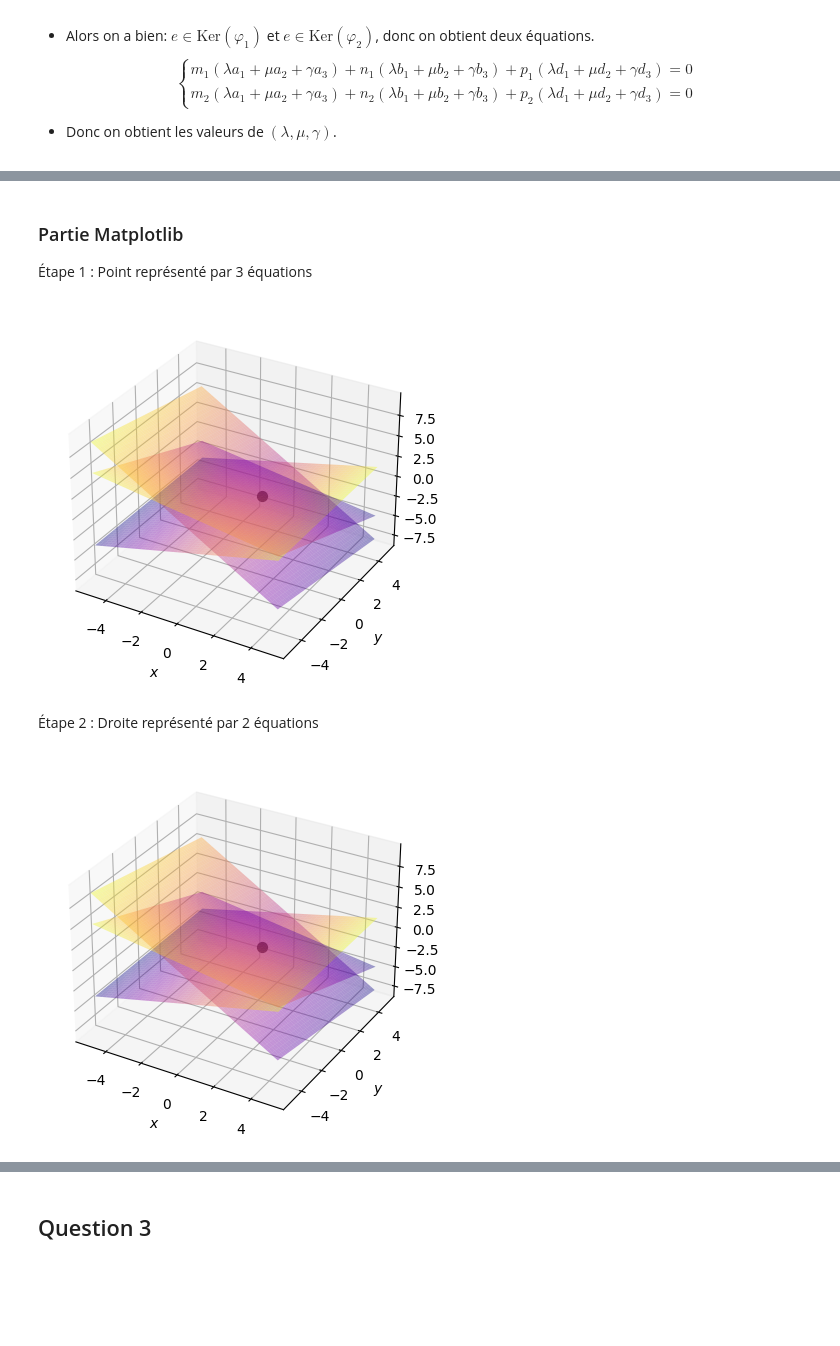
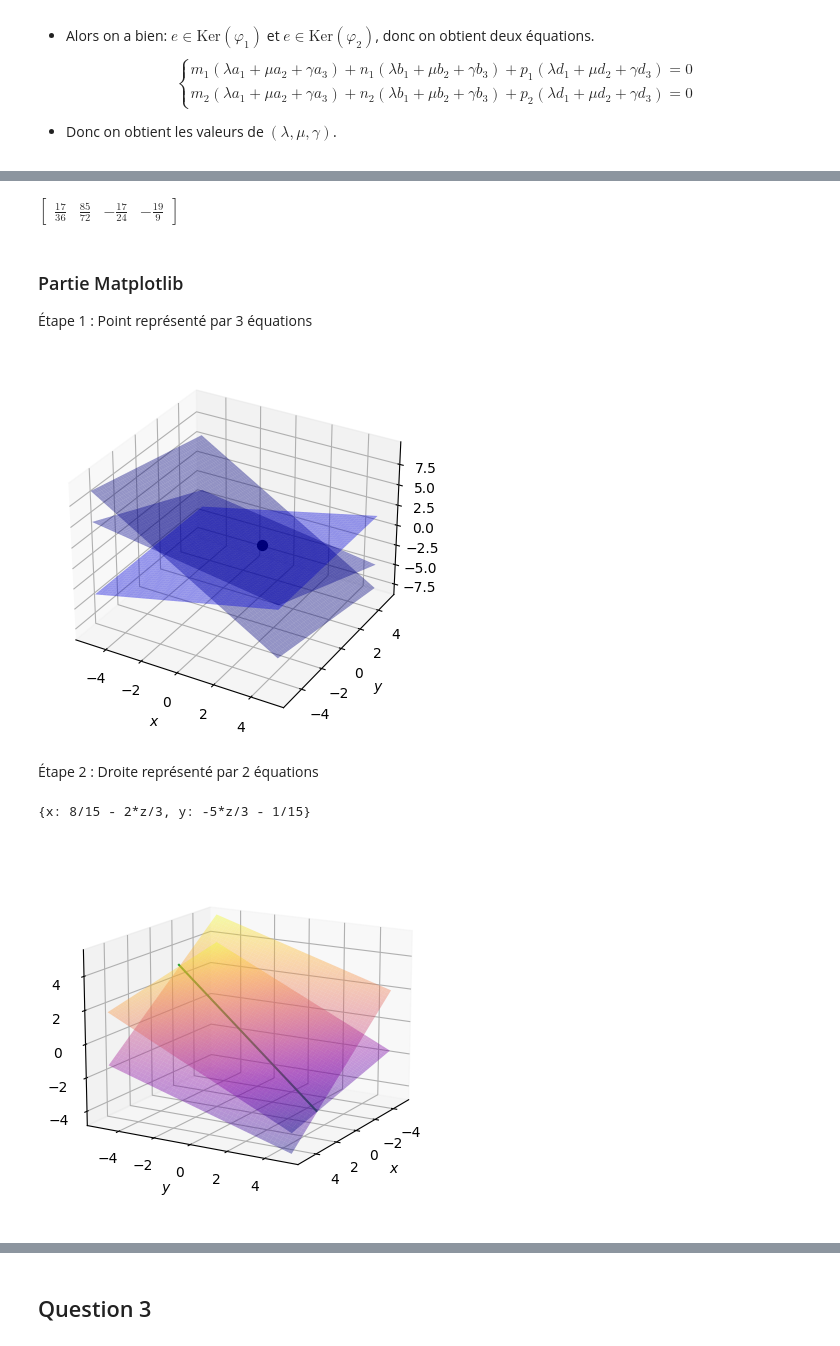
Before and after one commit to Languisher/Projects-2023, a Jupyter notebook: Projet_AL/Projet_Final.ipynb, the cells around one changed output, grey strips where cells are left out. Saved outputs shown, nothing was run; the diff lists cells and outputs as text; code cells hidden in the pictures; blank space fills up the shorter version.

```diff
--- a/Projet_AL/Projet_Final.ipynb
+++ b/Projet_AL/Projet_Final.ipynb
@@ -407,3 +400,10 @@ $\displaystyle \left[\begin{matrix}\frac{17}{36} & \frac{85}{72} & - \frac{17}{2
+# %%
+point_intersection = Point((1, 2, 3, 1), (4, 1, 3, 2), (1, 0, -2, 2))
+droite_reference = Droite((2, 1, 3, 1), (3,9,17,1))
+b = perpendiculaire(point_intersection, droite_reference)
+b
+# %% [output]
+$\displaystyle \left[\begin{matrix}\frac{17}{36} & \frac{85}{72} & - \frac{17}{24} & - \frac{19}{9}\end{matrix}\right]$
 # %% [markdown]
 ### Partie Matplotlib
 Étape 1 : Point représenté par 3 équations
@@ -424,7 +424,7 @@ for i in range(3):
                                point_intersection.params[i][0] * X - \
                                point_intersection.params[i][1] * Y) / point_intersection.params[i][2]
 
-    ax.plot_surface(X, Y, point_intersection_Z[i], cmap="plasma", alpha=0.4)
+    ax.plot_surface(X, Y, point_intersection_Z[i], color="blue", alpha=0.4)
 
 # Le ligne 20 est SEULEMENT POUR DÉMONSTRATION, MAIS PAS DANS LA PARTIE D'ILLUSTRATION !
 point_commun = sp.solve((point_intersection.eqs[0], point_intersection.eqs[1], point_intersection.eqs[2]), (x, y, z))
@@ -437,37 +437,48 @@ ax.set_zlabel("$z$")
 plt.savefig("./b1.pdf")
 plt.show()
 # %% [output]
-[figure, old version]
+[figure, new version]
 # %% [markdown]
 Étape 2 : Droite représenté par 2 équations
+# %%
+## ---Seulement pour plot et illustration--- ##
+sp.solve((droite_reference.eqs[0], droite_reference.eqs[1]), (x, y, z))
+# %% [output]
+{x: 8/15 - 2*z/3, y: -5*z/3 - 1/15}
 # %%
 # Planes
 ax = plt.axes(projection="3d")
 
 x_data = np.arange(-5, 5, 0.01)
 y_data = np.arange(-5, 5, 0.01)
 
 X, Y = np.meshgrid(x_data, y_data)
 
-point_intersection_Z = [0, 0, 0]
+droite_reference_Z = [0, 0]
 
 # ---Explication : Ici, on utilise le nom "point_intersection" comme celui dans l'exemple précédent--- #
-for i in range(3):
-    point_intersection_Z[i] = (point_intersection.params[i][3] - \
-                               point_intersection.params[i][0] * X - \
-                               point_intersection.params[i][1] * Y) / point_intersection.params[i][2]
+for i in range(2):
+    droite_reference_Z[i] =   (droite_reference.params[i][3] - \
+                               droite_reference.params[i][0] * X - \
+                               droite_reference.params[i][1] * Y) / droite_reference.params[i][2]
 
-    ax.plot_surface(X, Y, point_intersection_Z[i], cmap="plasma", alpha=0.4)
+    ax.plot_surface(X, Y, droite_reference_Z[i], cmap="plasma", alpha=0.4)
 
-# Le ligne 20 est SEULEMENT POUR DÉMONSTRATION, MAIS PAS DANS LA PARTIE D'ILLUSTRATION !
-point_commun = sp.solve((point_intersection.eqs[0], point_intersection.eqs[1], point_intersection.eqs[2]), (x, y, z))
-ax.scatter(point_commun[x], point_commun[y], point_commun[z], color="black", s=50)
+# Le ligne 20 est SEULEMENT POUR ILLUSTRATION, MAIS PAS DANS LA PARTIE D'DÉMONSTRATION !
+ligne_commun = sp.solve((droite_reference.eqs[0], droite_reference.eqs[1]), (x, y, z))
+z_val = np.linspace(-3, 3, 100)
+##########################
+x_val = 8/15 - 2*z_val/3 # Change ici si vous changez la droite
+y_val = -5*z_val/3 - 1/15 # Change ici si vous changez la droite
+##########################
+
+plt.plot(x_val, y_val, z_val)
 ax.set_xlabel("$x$")
 ax.set_ylabel("$y$")
 ax.set_zlabel("$z$")
 
-# ax.view_init(azim=30, elev=15)
-plt.savefig("./b1.pdf")
+ax.view_init(azim=30, elev=15)
+plt.savefig("./b2.pdf")
 plt.show()
 # %% [output]
-[figure, old version]
+[figure, new version]
```
Also changed, not shown: parts of 4 cells of this notebook, 4 other files.
